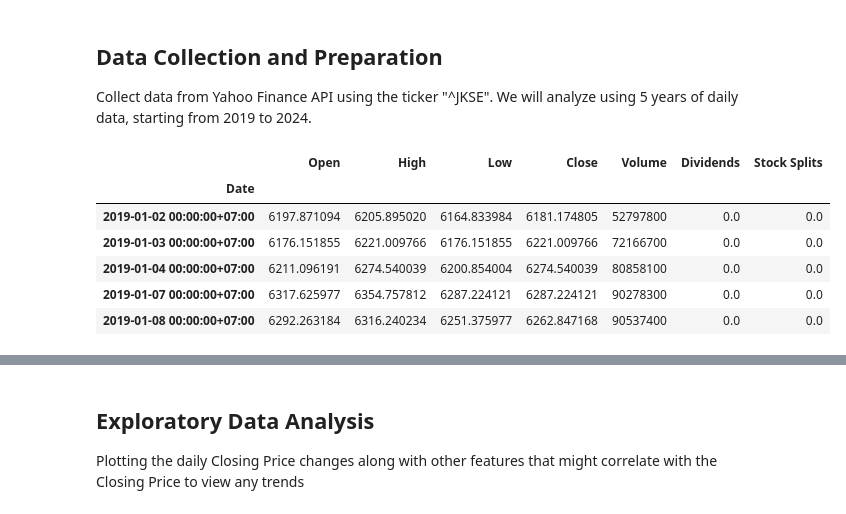
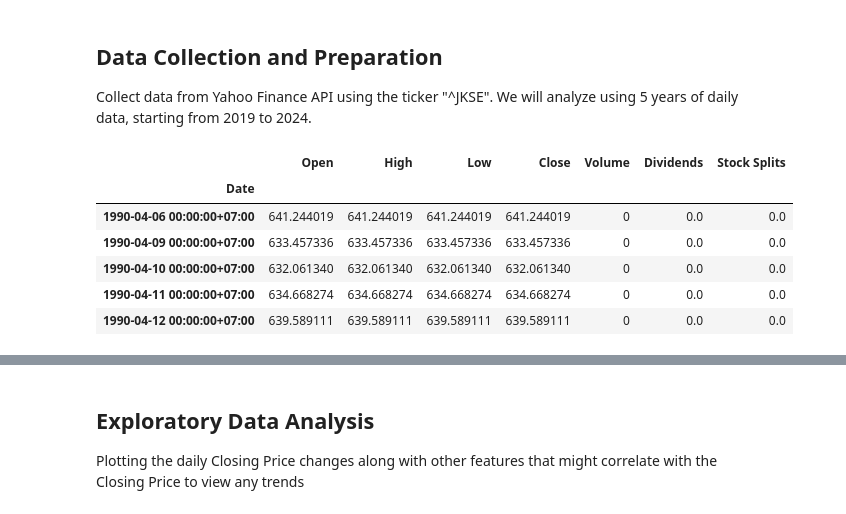
Before and after one commit to NethaniaPingka/StockAnalysis, a Jupyter notebook: IHSG_Analysis.ipynb, the cells around one changed output, grey strips where cells are left out. Saved outputs shown, nothing was run; the diff lists cells and outputs as text; code cells hidden in the pictures.

```diff
--- a/IHSG_Analysis.ipynb
+++ b/IHSG_Analysis.ipynb
@@ -36,15 +27,15 @@ pysqldf = lambda q: sqldf(q, globals())
 ## Data Collection and Preparation
 Collect data from Yahoo Finance API using the ticker "^JKSE". We will analyze using 5 years of daily data, starting from 2019 to 2024.
 # %%
-#We'll get the data for 5 years starting from the first day on 2019 until 2024
+#We'll get the data period for max years because we want to calculate the moving average
 jkse = yf.Ticker("^JKSE")
-ihsg_data = jkse.history(start="2019-01-01", end="2024-12-31", interval="1d")
+ihsg_data = jkse.history(period='max', interval="1d")
 ihsg_data.head()
 # %% [output]
 |  | Open | High | Low | Close | Volume | Dividends | Stock Splits |
 | Date |  |  |  |  |  |  |  |
-| 2019-01-02 00:00:00+07:00 | 6197.871094 | 6205.895020 | 6164.833984 | 6181.174805 | 52797800 | 0.0 | 0.0 |
-| 2019-01-03 00:00:00+07:00 | 6176.151855 | 6221.009766 | 6176.151855 | 6221.009766 | 72166700 | 0.0 | 0.0 |
-| 2019-01-04 00:00:00+07:00 | 6211.096191 | 6274.540039 | 6200.854004 | 6274.540039 | 80858100 | 0.0 | 0.0 |
-| 2019-01-07 00:00:00+07:00 | 6317.625977 | 6354.757812 | 6287.224121 | 6287.224121 | 90278300 | 0.0 | 0.0 |
-| 2019-01-08 00:00:00+07:00 | 6292.263184 | 6316.240234 | 6251.375977 | 6262.847168 | 90537400 | 0.0 | 0.0 |
+| 1990-04-06 00:00:00+07:00 | 641.244019 | 641.244019 | 641.244019 | 641.244019 | 0 | 0.0 | 0.0 |
+| 1990-04-09 00:00:00+07:00 | 633.457336 | 633.457336 | 633.457336 | 633.457336 | 0 | 0.0 | 0.0 |
+| 1990-04-10 00:00:00+07:00 | 632.061340 | 632.061340 | 632.061340 | 632.061340 | 0 | 0.0 | 0.0 |
+| 1990-04-11 00:00:00+07:00 | 634.668274 | 634.668274 | 634.668274 | 634.668274 | 0 | 0.0 | 0.0 |
+| 1990-04-12 00:00:00+07:00 | 639.589111 | 639.589111 | 639.589111 | 639.589111 | 0 | 0.0 | 0.0 |
```
Also changed, not shown: parts of 90 cells of this notebook.
